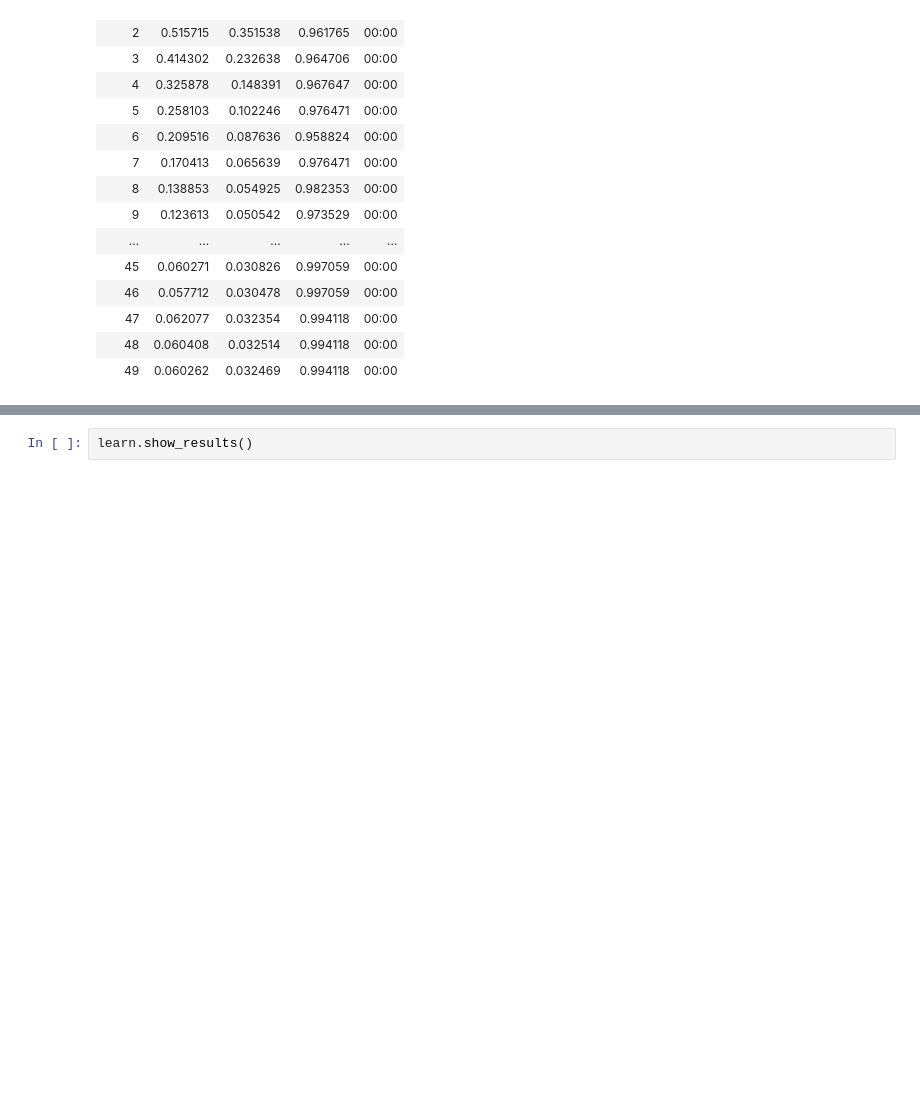
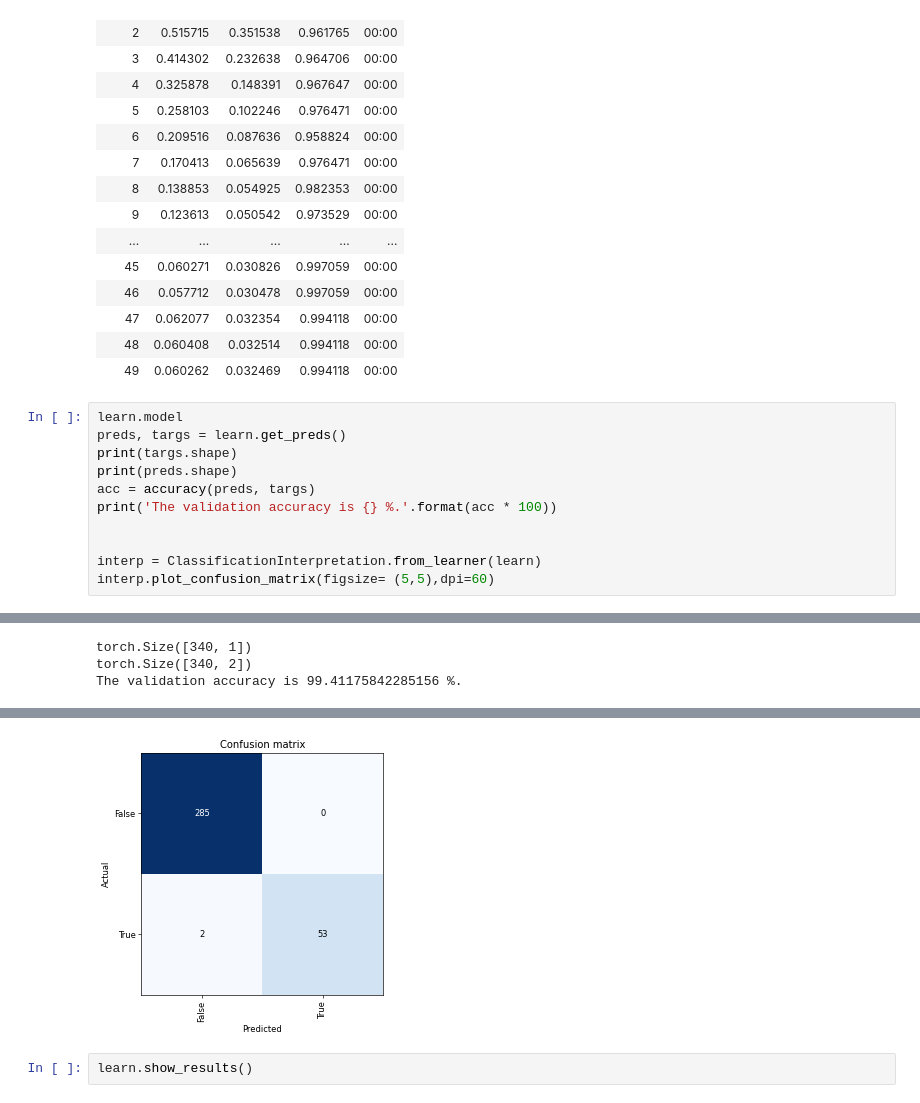
Before and after one commit to t2ac32/iAtros_challenge, a Jupyter notebook: iatros_challenge.ipynb, the cells around one changed output, grey strips where cells are left out. Drawn from its saved outputs; the diff is of its cells as text; blank space fills up the shorter version.

Commit message:
plotting results analysis

```diff
--- a/iatros_challenge.ipynb
+++ b/iatros_challenge.ipynb
@@ -300,3 +300,15 @@ learn.fit_one_cycle(50)
 | 47 | 0.062077 | 0.032354 | 0.994118 | 00:00 |
 | 48 | 0.060408 | 0.032514 | 0.994118 | 00:00 |
 | 49 | 0.060262 | 0.032469 | 0.994118 | 00:00 |
+# %%
+learn.model
+preds, targs = learn.get_preds()
+print(targs.shape)
+print(preds.shape)
+acc = accuracy(preds, targs)
+print('The validation accuracy is {} %.'.format(acc * 100))
+
+
+interp = ClassificationInterpretation.from_learner(learn)
+interp.plot_confusion_matrix(figsize= (5,5),dpi=60)
+# %% [output]
@@ -302,0 +316,3 @@ learn.fit_one_cycle(50)
+torch.Size([340, 1])
+torch.Size([340, 2])
+The validation accuracy is 99.41175842285156 %.
@@ -303,3 +320,4 @@ learn.fit_one_cycle(50)
+[figure, added]
 # %%
 learn.show_results()
 # %% [output]
```
Also changed, not shown: parts of 1 cell of this notebook.
